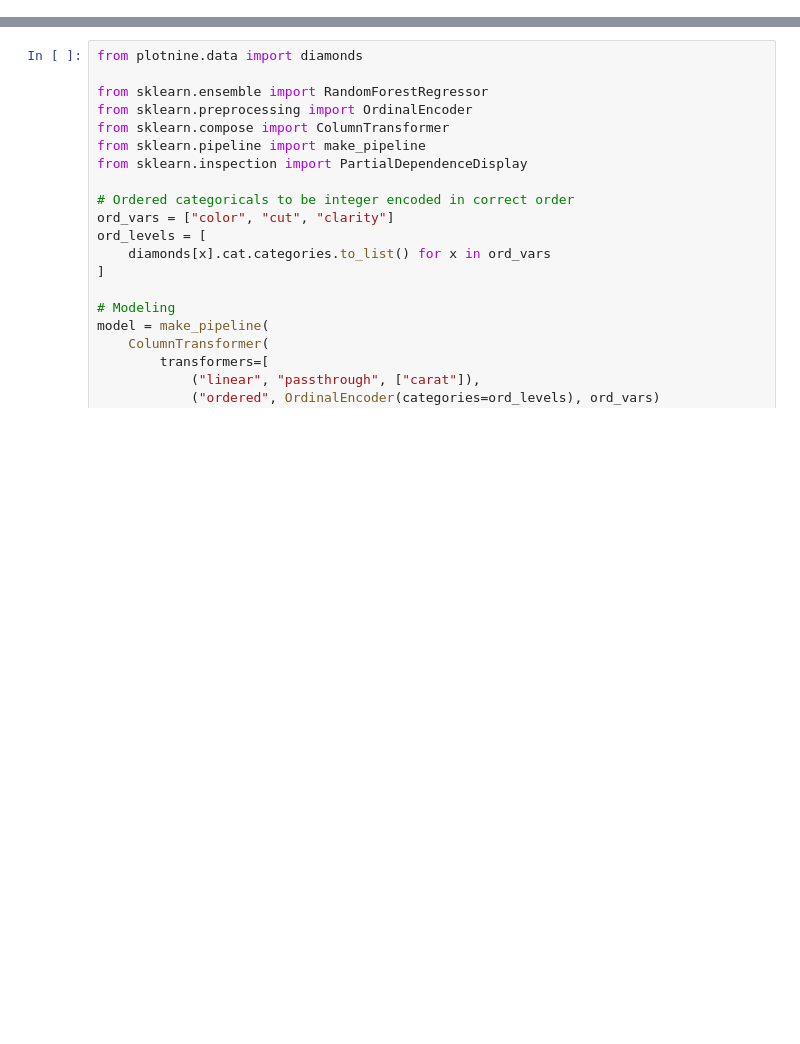
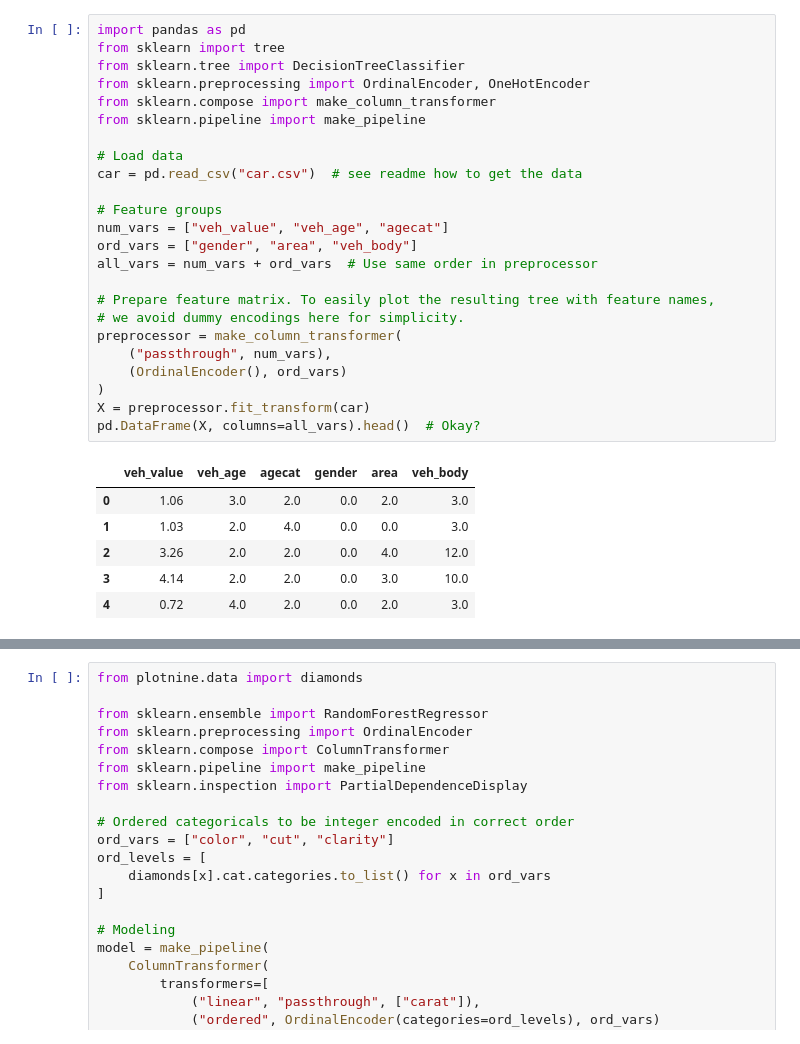
Before and after one commit to mayer79/ml_lecture, a Jupyter notebook: py/3_Trees.ipynb, the cells around one changed output, grey strips where cells are left out. Cells and saved outputs as stored; diff of their text form; blank space fills up the shorter version.

```diff
--- a/py/3_Trees.ipynb
+++ b/py/3_Trees.ipynb
@@ -2,0 +23,31 @@
+# %%
+import pandas as pd
+from sklearn import tree
+from sklearn.tree import DecisionTreeClassifier
+from sklearn.preprocessing import OrdinalEncoder, OneHotEncoder
+from sklearn.compose import make_column_transformer
+from sklearn.pipeline import make_pipeline
+
+# Load data
+car = pd.read_csv("car.csv")  # see readme how to get the data
+
+# Feature groups
+num_vars = ["veh_value", "veh_age", "agecat"]
+ord_vars = ["gender", "area", "veh_body"]
+all_vars = num_vars + ord_vars  # Use same order in preprocessor
+
+# Prepare feature matrix. To easily plot the resulting tree with feature names,
+# we avoid dummy encodings here for simplicity.
+preprocessor = make_column_transformer(
+    ("passthrough", num_vars),
+    (OrdinalEncoder(), ord_vars)
+)
+X = preprocessor.fit_transform(car)
+pd.DataFrame(X, columns=all_vars).head()  # Okay?
+# %% [output]
+|  | veh_value | veh_age | agecat | gender | area | veh_body |
+| 0 | 1.06 | 3.0 | 2.0 | 0.0 | 2.0 | 3.0 |
+| 1 | 1.03 | 2.0 | 4.0 | 0.0 | 0.0 | 3.0 |
+| 2 | 3.26 | 2.0 | 2.0 | 0.0 | 4.0 | 12.0 |
+| 3 | 4.14 | 2.0 | 2.0 | 0.0 | 3.0 | 10.0 |
+| 4 | 0.72 | 4.0 | 2.0 | 0.0 | 2.0 | 3.0 |
```
Also changed, not shown: parts of 19 cells of this notebook.
